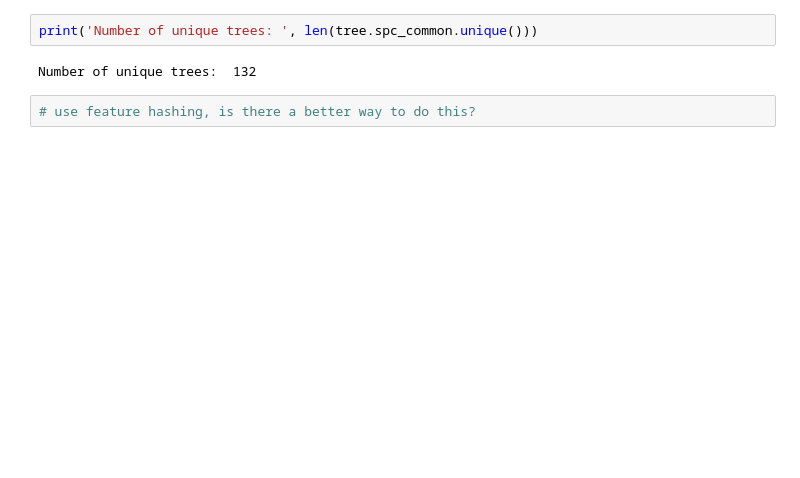
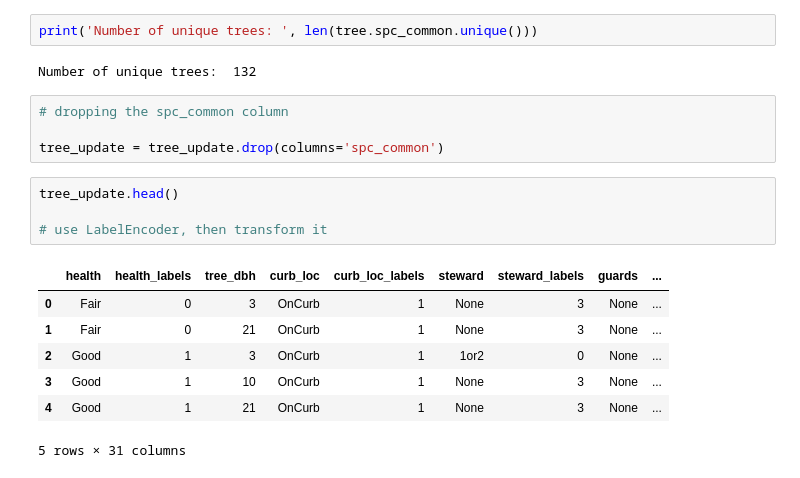
Before and after one commit to annasophiat/tree-health-census, a Jupyter notebook: tree_census_statistical_analysis.ipynb, the cells around one changed output. Drawn from its saved outputs; the diff is of its cells as text; blank space fills up the shorter version.

```diff
--- a/tree_census_statistical_analysis.ipynb
+++ b/tree_census_statistical_analysis.ipynb
@@ -476,5 +288,19 @@ Since there are many different kinds of trees, we use Feature Hashing as way of
 print('Number of unique trees: ', len(tree.spc_common.unique()))
 # %% [output]
 Number of unique trees:  132
-# %%
-# use feature hashing, is there a better way to do this?
+# %%
+# dropping the spc_common column
+
+tree_update = tree_update.drop(columns='spc_common')
+# %%
+tree_update.head()
+
+# use LabelEncoder, then transform it
+# %% [output]
+|  | health | health_labels | tree_dbh | curb_loc | curb_loc_labels | steward | steward_labels | guards | ... |
+| 0 | Fair | 0 | 3 | OnCurb | 1 | None | 3 | None | ... |
+| 1 | Fair | 0 | 21 | OnCurb | 1 | None | 3 | None | ... |
+| 2 | Good | 1 | 3 | OnCurb | 1 | 1or2 | 0 | None | ... |
+| 3 | Good | 1 | 10 | OnCurb | 1 | None | 3 | None | ... |
+| 4 | Good | 1 | 21 | OnCurb | 1 | None | 3 | None | ... |
+5 rows × 31 columns
```
Also changed, not shown: parts of 39 cells of this notebook, 1 other file.
